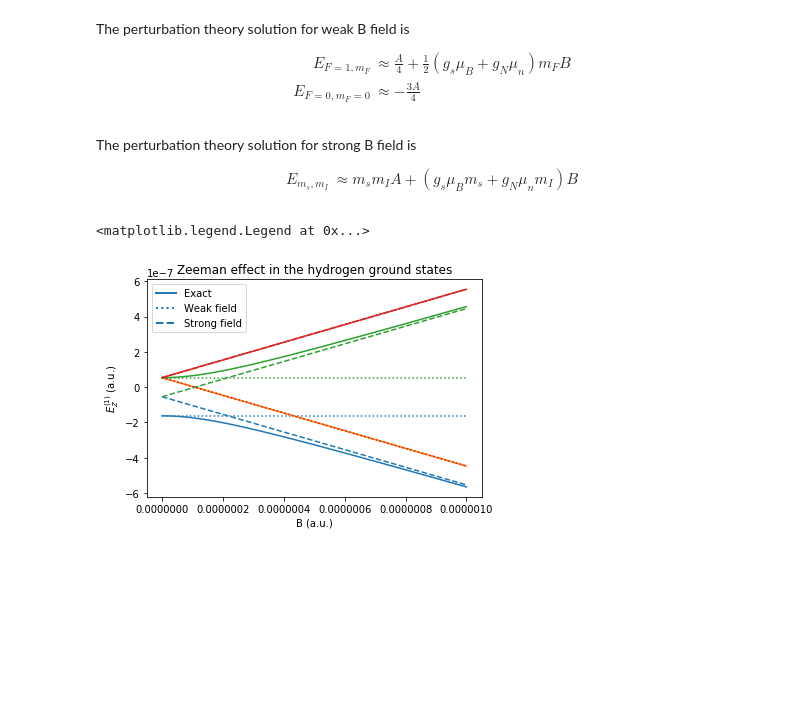
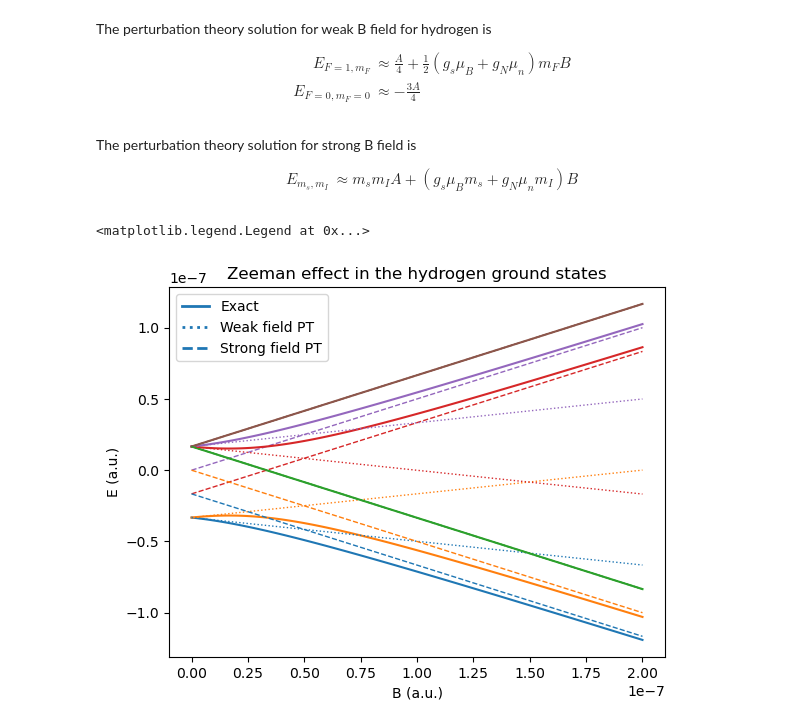
Before and after one commit to corcoted/Phys475, a Jupyter notebook: WeakZeeman-solution.ipynb, the cells around one changed output. Drawn from its saved outputs; the diff is of its cells as text; code cells hidden in the pictures; blank space fills up the shorter version.

Commit message:
update Zeeman for 2023

```diff
--- a/WeakZeeman-solution.ipynb
+++ b/WeakZeeman-solution.ipynb
@@ -90,7 +44,7 @@ A = 2.16e-07 (a.u.) = 1422.41 MHz
 # %%
 #degeneracy of S and I.
 #Must round so that these are stored as integers (the extra 0.2 is to ensure the rounding goes to the right number)
-degS = np.int(2*S+1.2); degI = np.int(2*I+1.2);
+degS = np.int32(2*S+1.2); degI = np.int32(2*I+1.2);
 # %%
 #create lists of possible Sz, Iz values in decreasing order
 Szlist = np.arange(S,-S-1,-1);
@@ -176,7 +138,7 @@ The eigenvectors are the columns of the matrix:
 # %%
 # Generate data for the plots by stepping through B values.
 Bmin = 0; # minimum B in atomic units
-Bmax = 1e-6; # maximum B in atomic units
+Bmax = 0.2e-6; # maximum B in atomic units
 Bsteps = 101 # number of steps
 Blist = np.linspace(Bmin, Bmax, Bsteps) # generate list of B values to evaluate
 Elist = []; #empty list to store energy eigenvalues
@@ -186,7 +148,7 @@ for B in Blist:
     Elist.append(np.sort(evs))
 Earray = np.array(Elist)
 # %% [markdown]
-The perturbation theory solution for weak B field is
+The perturbation theory solution for weak B field for hydrogen is
 $$
 \begin{aligned}
 E_{F=1, m_F} &\approx \frac{A}{4} + \frac12 (g_s \mu_B + g_N \mu_n)m_F B \\
@@ -194,14 +156,19 @@ E_{F=0, m_F=0} & \approx -\frac{3A}{4}
 \end{aligned}
 $$
 # %%
-# hydrogen weak field PT
-Ew_HF = np.array([-0.75*A, A/4., A/4., A/4.])
-Ew_ZnoB = np.array([0.,1.,0.,-1.])*(gs*muB+gN*muN)/2.
+# hydrogen weak field PT (manual entry from pen-and-paper calculations)
+#Ew_HF = np.array([-0.75*A, A/4., A/4., A/4.]) # hydrogen hf energies
+#Ew_ZnoB = np.array([0.,1.,0.,-1.])*(gs*muB+gN*muN)/2. # hydrogen weak Zeeman
+Ew_HF = np.array([-A,-A,A/2,A/2,A/2,A/2]) # deuterium hf energies
+g_Fhalf = (gs-4*gN/mp)/3.
+g_F3half = (gs+2*gN/mp)/3.
+Ew_ZnoB = np.array([0.5*g_Fhalf*muB,-0.5*g_Fhalf*muB,1.5*g_F3half*muB,0.5*g_F3half*muB,-0.5*g_F3half*muB,-1.5*g_F3half*muB]) # deuterium weak Zeeman
 Ew_list = [];
 for B in Blist:
     H = Ew_HF+B*Ew_ZnoB;
     Ew_list.append(H)
 Ew_array = np.array(Ew_list)
+colors_Ew = [colors[1],colors[0],colors[5],colors[4],colors[3],colors[2]] # manually set plot colors
 # %% [markdown]
 The perturbation theory solution for strong B field is
 $$
@@ -216,28 +183,29 @@ mI = basislist[:,1];
 Es_HF = A*ms*mI;
 Es_ZnoB = gs*muB*ms+gN*muN*mI;
 Es_list=[];
-order = [2,1,0,3];
 for B in Blist:
-    Ht = Es_HF+B*Es_ZnoB;
-    H = np.array([Ht[2],Ht[3],Ht[1],Ht[0]])
+    H = Es_HF+B*Es_ZnoB;
+    #H = np.array([Ht[2],Ht[3],Ht[1],Ht[0]])
     Es_list.append(H)
 Es_array = np.array(Es_list)
+colors_Es = [colors[5],colors[4],colors[3],colors[0],colors[1],colors[2]] # manually set plot colors
 # %%
 # plot the energy correction as a function of magnetic field amplitude
 # If you want to do atoms other than hydrogen, comment out the two lines labeled "hydrogen PT" below.
 for x in range(degS*degI):
     plt.plot(np.array(Blist), Earray[:,x], color=colors[x], linestyle='-')
-    plt.plot(np.array(Blist), Ew_array[:,x], color=colors[x], linestyle=':') # hydrogen PT weak
-    plt.plot(np.array(Blist), Es_array[:,x], color=colors[x], linestyle='--') # hydrogen PT strong
+    plt.plot(np.array(Blist), Ew_array[:,x], color=colors_Ew[x], linestyle=':', lw=1) # hydrogen PT weak
+    plt.plot(np.array(Blist), Es_array[:,x], color=colors_Es[x], linestyle='--', lw=1) # hydrogen PT strong
 plt.xlabel("B (a.u.)");
-plt.ylabel("$E^{(1)}_Z$ (a.u.)");
+plt.ylabel("E (a.u.)");
 plt.title("Zeeman effect in the hydrogen ground states");
 # generate useful legend for the plot
 custom_lines = [Line2D([0], [0], color=colors[0], lw=2, linestyle='-'),
                 Line2D([0], [0], color=colors[0], lw=2, linestyle=':'),
                 Line2D([0], [0], color=colors[0], lw=2, linestyle='--')]
-plt.legend(custom_lines, ['Exact', 'Weak field', 'Strong field'])
-#plt.savefig("Zeeman-H-au.pdf")
+plt.legend(custom_lines, ['Exact', 'Weak field PT', 'Strong field PT'])
+#plt.xlim(0,1e-7); plt.ylim(-5e-8,5e-8)
+#plt.savefig("Zeeman-D-all.pdf")
 # %% [output]
 <matplotlib.legend.Legend at 0x...>
-[figure, old version]
+[figure, new version]
```
Also changed, not shown: parts of 15 cells of this notebook, 1 other file.
